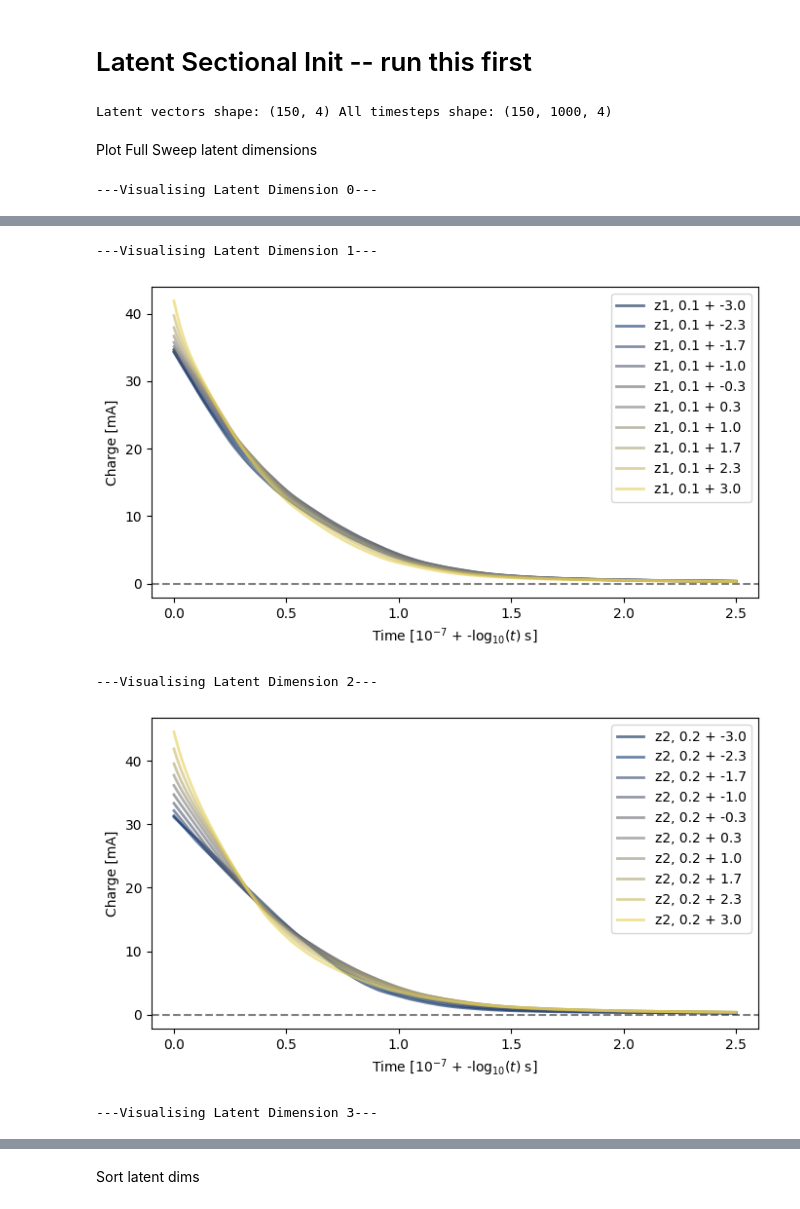
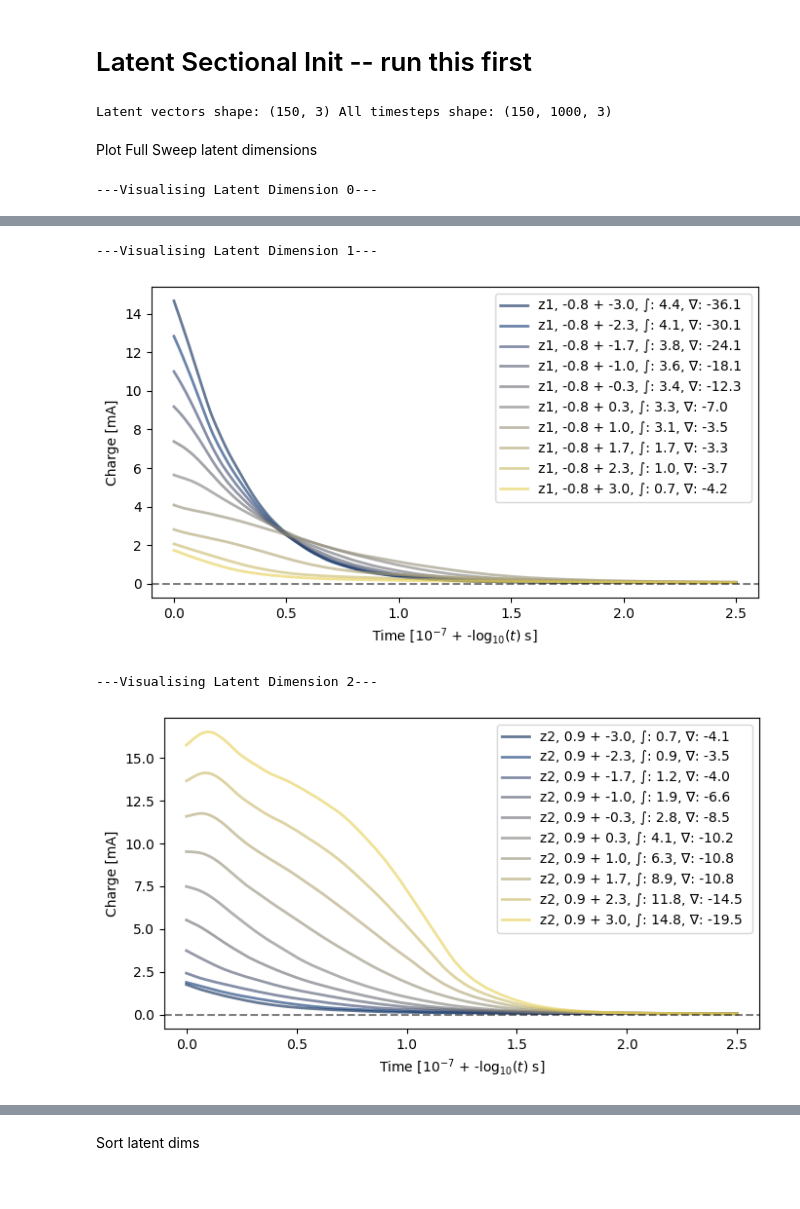
Before and after one commit to rayyyd/ML_charge_modeling, a Jupyter notebook: parameter_tuning/interpretability.ipynb, the cells around one changed output, grey strips where cells are left out. Cells and saved outputs as stored; diff of their text form; code cells hidden in the pictures.

Commit message:
working latent -> output relationship calculator

```diff
--- a/parameter_tuning/interpretability.ipynb
+++ b/parameter_tuning/interpretability.ipynb
@@ -2,7 +2,7 @@
 # Set subject model.
 # %%
 #must be unique.
-model_name = 'final_model_4ld'
+model_name = 'exp_model'
 epoch_select = 1000
 # %% [markdown]
 # Imports and model init
@@ -169,7 +169,7 @@ ipynb_utils.get_mean_property_plot(parameters.model_params, parameters.dataset,
 # %%
 latent, all = ipynb_utils.get_latent_vectors(model_params, parameters.dataset, traj_idx=None)
 # %% [output]
-Latent vectors shape: (150, 4) All timesteps shape: (150, 1000, 4)
+Latent vectors shape: (150, 3) All timesteps shape: (150, 1000, 3)
 # %% [markdown]
 Plot Full Sweep latent dimensions
 # %%
@@ -180,6 +180,6 @@ latent_subject = all[:, timestep_interest, :]    #all[traj_idx, timestep_interes
                                                        # timestep_interest should always be 0, unless this fn is only used for calculating latent_variance
 for dim_idx in range(model_params['latent_dim']):
     print(f"---Visualising Latent Dimension {dim_idx}---")
-    latent_variance.append(ipynb_utils.sweep_latent_adaptive(parameters.model_params, parameters.dataset, dim_idx, latent_subject, all, save=False, show=True))
+    latent_variance.append(ipynb_utils.sweep_latent_adaptive(parameters.model_params, parameters.dataset, dim_idx, latent_subject, all, save=False, show=True, show_integrals=True))
 # %% [output]
 ---Visualising Latent Dimension 0---
@@ -187,5 +187,4 @@ for dim_idx in range(model_params['latent_dim']):
 ---Visualising Latent Dimension 1---
-[figure, old version]
+[figure, new version]
 ---Visualising Latent Dimension 2---
-[figure, old version]
+[figure, new version]
----Visualising Latent Dimension 3---
```
Also changed, not shown: parts of 17 cells of this notebook, 4 other files.
